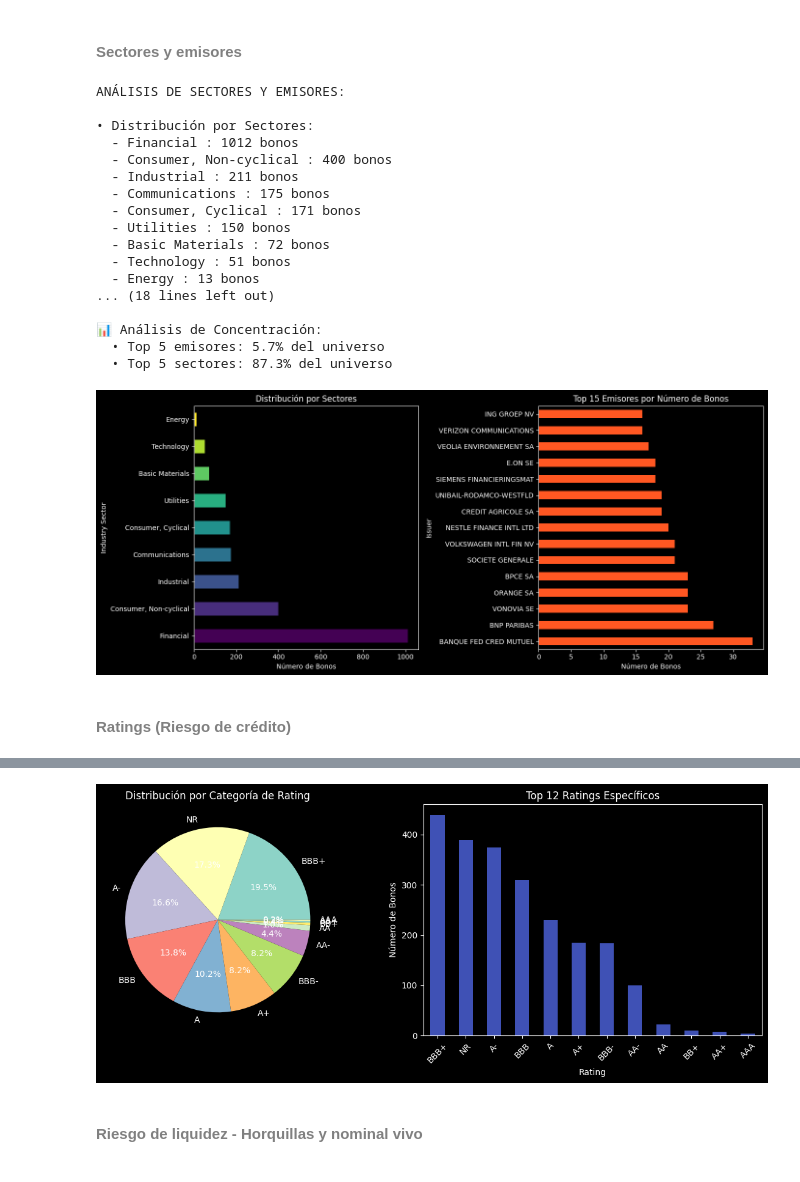
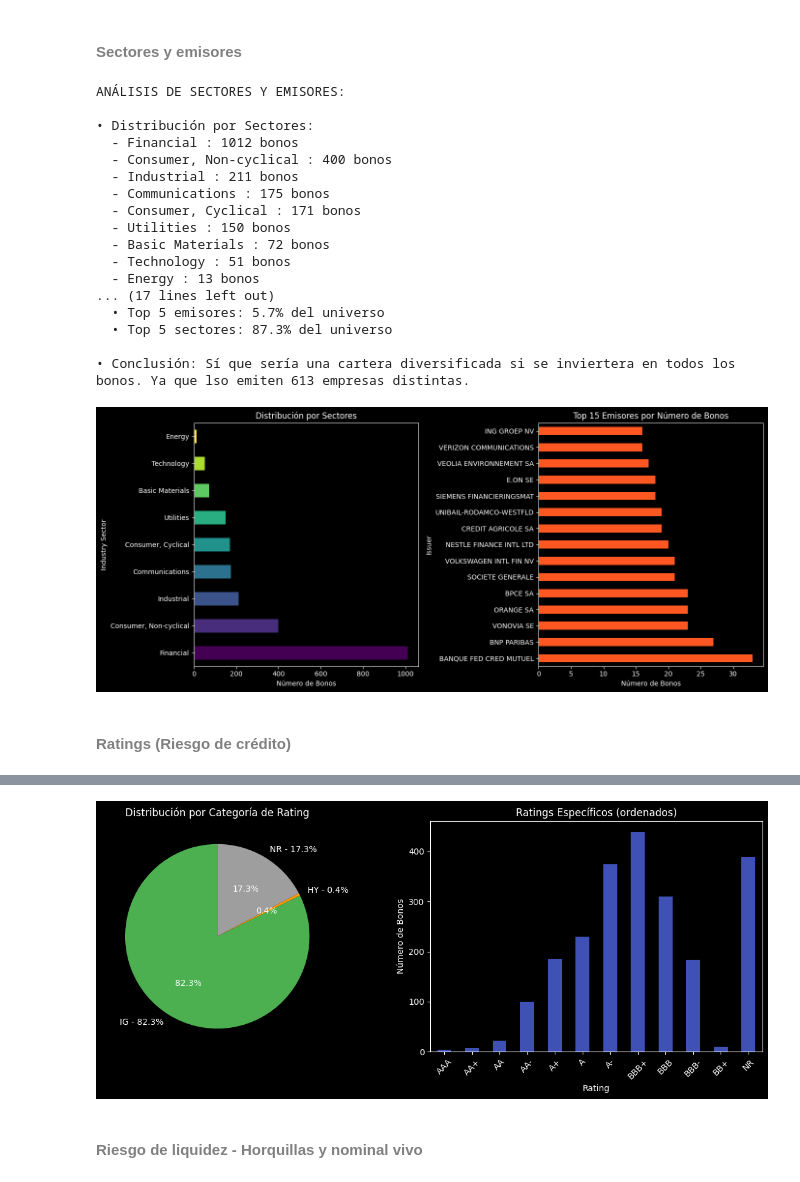
Before and after one commit to Juanjod54/MIAX_TB2.1, a Jupyter notebook: src/TallerRF_AnálisisCartera_Enunciado.ipynb, the cells around one changed output, grey strips where cells are left out. Drawn from its saved outputs; the diff is of its cells as text; code cells hidden in the pictures.

```diff
--- a/src/TallerRF_AnálisisCartera_Enunciado.ipynb
+++ b/src/TallerRF_AnálisisCartera_Enunciado.ipynb
@@ -280,24 +246,22 @@ print(f"\nTotal de sectores únicos: {universo['Industry Sector'].nunique()}")
 # Emisores
 emisor_counts = universo['Issuer'].value_counts()
 print(f"Total de emisores únicos: {universo['Issuer'].nunique()}")
-print("\n")
 
-print("Top 10 Emisores:")
+print("\n• Top 10 Emisores:")
 top_emisors = emisor_counts.head(10)
 
 for emisor, quantity in top_emisors.items():
     print(f"  - {emisor}: {quantity} bonos")
-print("\n")
-
 
 # Concentración
 top_5_emisores_pct = top_emisors.head(5).sum() / len(universo) * 100
 top_5_sectores_pct = sector_counts.head(5).sum() / len(universo) * 100
 
-print("\n📊 Análisis de Concentración:")
+print("\n• Análisis de Concentración:")
 print(f"  • Top 5 emisores: {top_5_emisores_pct:.1f}% del universo")
 print(f"  • Top 5 sectores: {top_5_sectores_pct:.1f}% del universo")
-print("\n")
+
+print("\n• Conclusión: Sí que sería una cartera diversificada si se inviertera en todos los bonos. Ya que lso emiten 613 empresas distintas.\n")
 
 # Visualización
 fig, axes = plt.subplots(1, 2, figsize=(14, 6))
@@ -327,11 +291,11 @@ ANÁLISIS DE SECTORES Y EMISORES:
   - Basic Materials : 72 bonos
   - Technology : 51 bonos
   - Energy : 13 bonos
-... (18 lines left out)
-
-📊 Análisis de Concentración:
+... (17 lines left out)
   • Top 5 emisores: 5.7% del universo
   • Top 5 sectores: 87.3% del universo
+
+• Conclusión: Sí que sería una cartera diversificada si se inviertera en todos los bonos. Ya que lso emiten 613 empresas distintas.
 [figure]
 # %% [markdown]
 #### <font color=#808080>Ratings (Riesgo de crédito)</font>
@@ -340,30 +304,68 @@ ANÁLISIS DE SECTORES Y EMISORES:
 
 print("ANÁLISIS DE RATINGS:")
 
+rating_order = [
+    'AAA+', 'AAA', 'AAA-', 'AA+', 'AA', 'AA-', 'A+', 'A', 'A-',
+    'BBB+', 'BBB', 'BBB-', 'BB+', 'BB', 'BB-', 'B+', 'B', 'B-',
+    'CCC+', 'CCC', 'CCC-', 'CC', 'C', 'D', 'NR'
+]
 
 # Distribución de ratings
 print("\n• Distribución de Ratings Específicos:")
 rating_dist = universo['Rating'].value_counts()
-print(rating_dist)
+rating_dist = rating_dist.reindex(rating_order).dropna()
+for rating, quantity in rating_dist.items():
+    print(f"  - {rating}: {int(quantity)} bonos")
 
-print(" Resumen:")
+
+print("\n• Resumen:")
+
+rating_category_map = {}
+for rating in rating_order:
+    if rating == 'NR':
+        rating_category_map[rating] = 'NR'
+    elif rating_order.index(rating) <= rating_order.index('BBB-'):
+        rating_category_map[rating] = 'IG'
+    else:
+        rating_category_map[rating] = 'HY'
+
+# Mapear categorías desde rating_dist
+category_counts = {'IG': 0, 'HY': 0, 'NR': 0}
+for rating, count in rating_dist.items():
+    categoria = rating_category_map.get(rating, 'NR')
+    category_counts[categoria] += count
+
+# Mostrar resumen
+total_bonos = rating_dist.sum()
+
 for cat in ['IG', 'HY', 'NR']:
-    count = rating_dist.get(cat, 0)
-    pct = count/len(universo)*100
-    print(f"  • {cat}: {count} bonos ({pct:.1f}%)")
+    count = category_counts[cat]
+    pct = count / total_bonos * 100
+    print(f"  • {cat}: {int(count)} bonos ({pct:.1f}%)")
+
+print("\n")
+
+print("Hay un bono que tiene valor #N/A N/A. Este hay que eliminarlo.\n")
 
 # Visualización
 fig, axes = plt.subplots(1, 2, figsize=(12, 5))
 
-# Pie chart de categorías
-rating_dist.plot(kind='pie', ax=axes[0], autopct='%1.1f%%',
-                 labels = ['{0} - {1:1.2f} %'.format(i,j) for i,j in zip(x, porcent)])
+# Pie chart de categorías (IG, HY, NR)
+category = ['IG', 'HY', 'NR']
+porcentajes = [category_counts[cat] / total_bonos * 100 for cat in category]
+axes[0].pie(
+    porcentajes,
+    labels=[f'{cat} - {pct:.1f}%' for cat, pct in zip(category, porcentajes)],
+    autopct='%1.1f%%',
+    startangle=90,
+    colors=['#4CAF50', '#FF9800', '#9E9E9E']
+)
 axes[0].set_title('Distribución por Categoría de Rating')
 axes[0].set_ylabel('')
 
-# Bar chart de ratings específicos
-rating_dist.head(12).plot(kind='bar', ax=axes[1], color='#3F51B5')
-axes[1].set_title('Top 12 Ratings Específicos')
+# Bar chart de ratings específicos ordenados
+rating_dist.plot(kind='bar', ax=axes[1], color='#3F51B5')
+axes[1].set_title('Ratings Específicos (ordenados)')
 axes[1].set_xlabel('Rating')
 axes[1].set_ylabel('Número de Bonos')
 axes[1].tick_params(axis='x', rotation=45)
@@ -391,3 +393,3 @@ AA-     100
-[figure, old version]
+[figure, new version]
 # %% [markdown]
 #### <font color=#808080>Riesgo de liquidez - Horquillas y nominal vivo</font>
```
Also changed, not shown: parts of 6 cells of this notebook.
